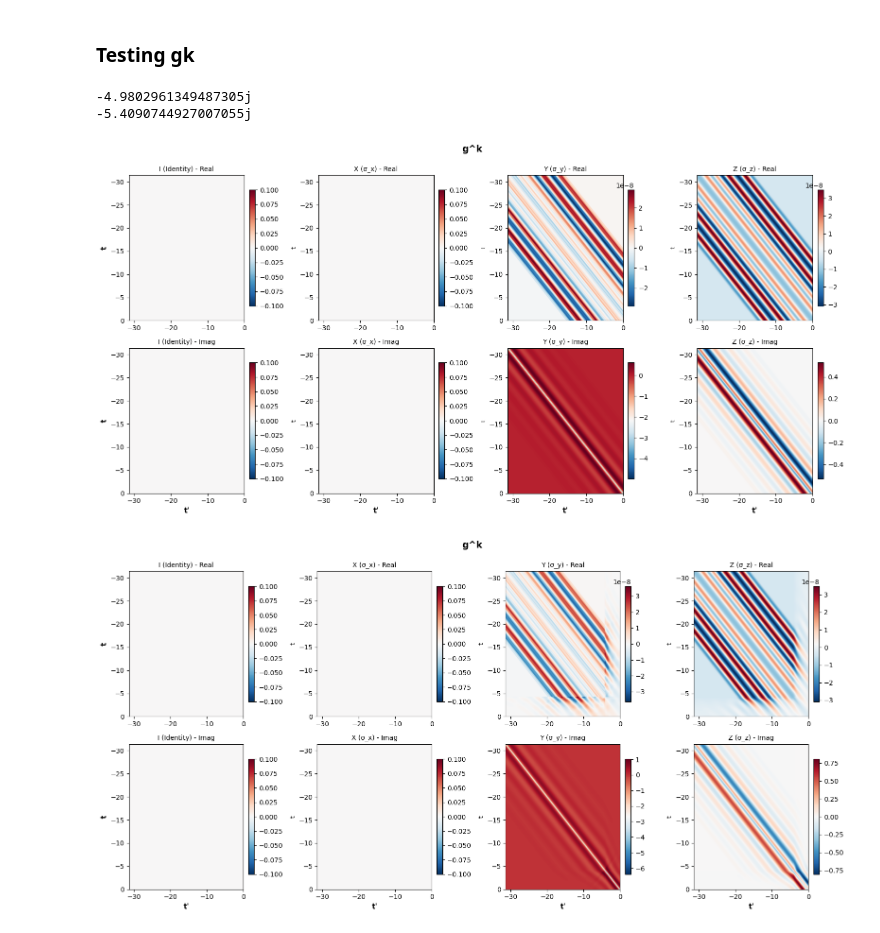
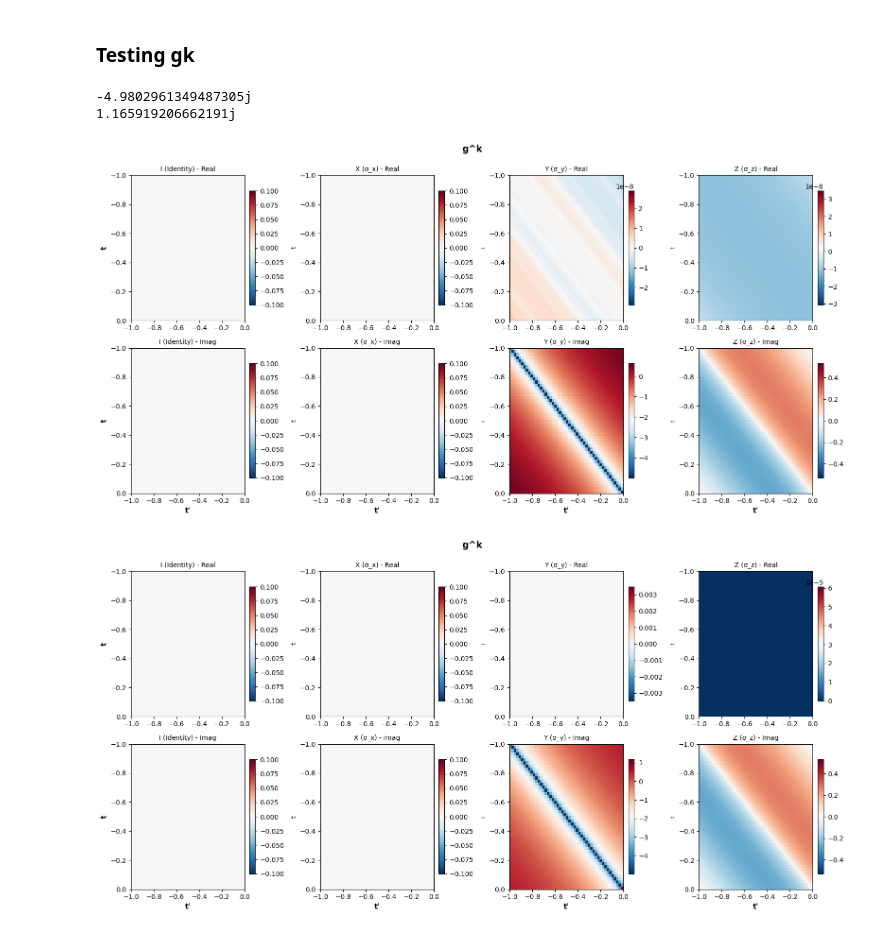
Before and after one commit to j-curtis/psBQP, a Jupyter notebook: code_testing.ipynb, the cells around one changed output. Drawn from its saved outputs; the diff is of its cells as text; code cells hidden in the pictures.

```diff
--- a/code_testing.ipynb
+++ b/code_testing.ipynb
@@ -776,23 +778,23 @@ plot_nambu_components(state_1.gr, evolution.time_grid, 'g^r')#, t_lim= (-4,0), t
 # %%
 print(initial_state.gk.trace(2)[-1,-1]/2)
 print(state_1.gk.trace(2)[-1,-1]/2)
 #plot_nambu_components(initial_state.gk, evolution.time_grid, 'g^k')#, tprime_lim= (-1,0), t_lim= (-1,0))
-plot_nambu_components(initial_state.gk, evolution.time_grid, 'g^k')
+plot_nambu_components(initial_state.gk, evolution.time_grid, 'g^k', tprime_lim= (-1,0), t_lim= (-1,0))
 
 #plot_nambu_components(state.gk , evolution.time_grid, 'g^k', tprime_lim= (-1,0), t_lim= (-1,0))
 #first_time = -20
 #plot_nambu_components(state.gk - initial_state.gk, evolution.time_grid, 'g^k', tprime_lim= (-0.5 ,0), t_lim= (-0.5,0))#, vmax=0.5, vmin=-0.5)
 
 
-plot_nambu_components(state_1.gk, evolution.time_grid, 'g^k')#, t_lim= (-4,0), tprime_lim=(-4,0))
+plot_nambu_components(state_1.gk, evolution.time_grid, 'g^k', tprime_lim= (-1,0), t_lim= (-1,0))#, t_lim= (-4,0), tprime_lim=(-4,0))
 #plot_nambu_components(state_2.gk, evolution.time_grid, 'g^k')#, t_lim= (-4,0), tprime_lim=(-4,0))
 #plot_nambu_components(state_1.gk - initial_state.gk, evolution.time_grid, 'g^k')#, t_lim= (-4,0), tprime_lim=(-4,0)
 #plot_nambu_components(state_2.gk - state_1.gk, evolution.time_grid, 'g^k')#, t_lim= (-4,0), tprime_lim=(-4,0)
 # %% [output]
 -4.9802961349487305j
--5.4090744927007055j
+1.165919206662191j
-[figure, old version]
+[figure, new version]
-[figure, old version]
+[figure, new version]
 # %%
 plot_nambu_components(initial_state.gk - tau3 * initial_state.gk.complete_transpose() * tau3, evolution.time_grid, 'g^k', t_lim= (-0.5,0), tprime_lim=(-0.5,0))
 tau3 = NambuKeldyshTensor(1.0, pauli_channel=3)
```
Also changed, not shown: parts of 6 cells of this notebook, 11 other files.
